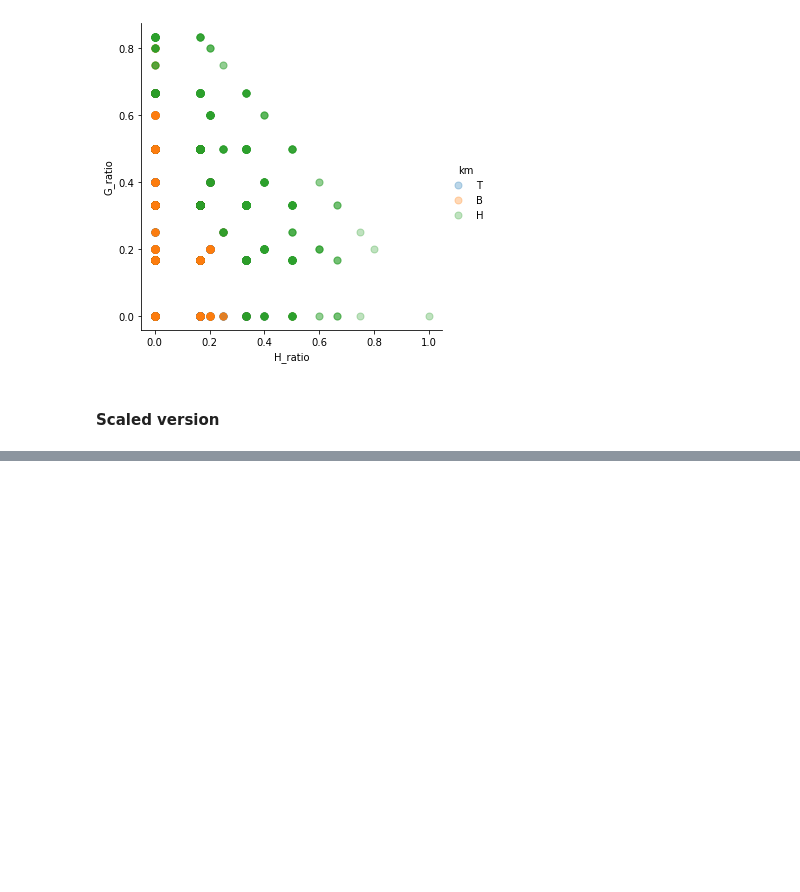
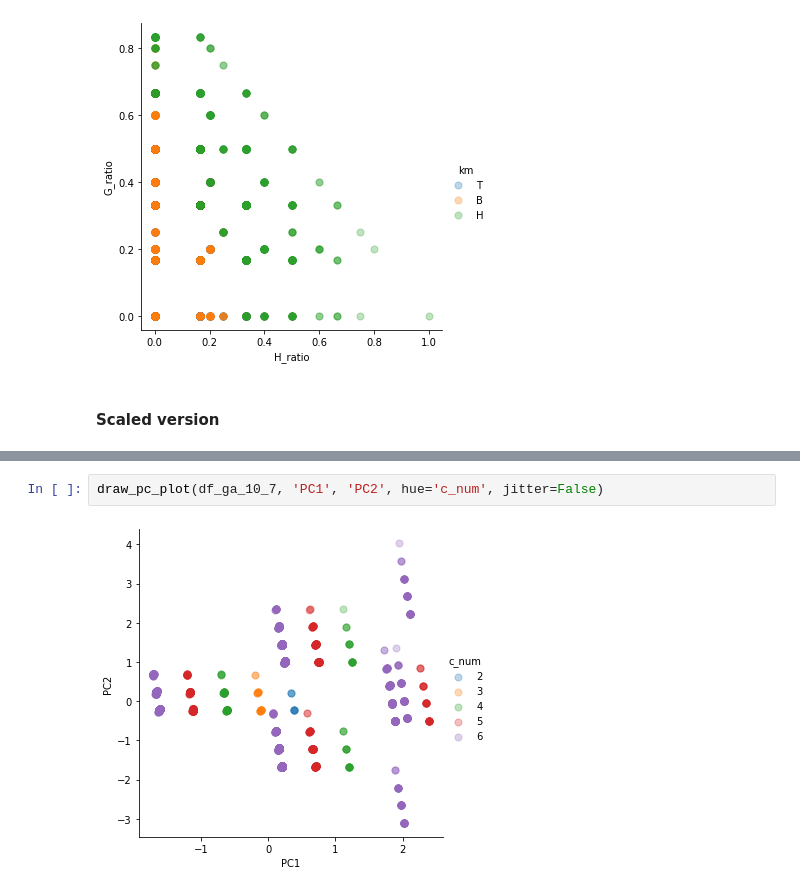
Before and after one commit to jinwoong-nam/clustering_hydrocarbon_radicals, a Jupyter notebook: main_clustering.ipynb, the cells around one changed output, grey strips where cells are left out. Drawn from its saved outputs; the diff is of its cells as text; blank space fills up the shorter version.

```diff
--- a/main_clustering.ipynb
+++ b/main_clustering.ipynb
@@ -378,0 +620,4 @@ df_clean.to_csv('3115_species_km.csv')
+# %%
+draw_pc_plot(df_ga_10_7, 'PC1', 'PC2', hue='c_num', jitter=False)
+# %% [output]
+[figure, added]
```
Also changed, not shown: parts of 57 cells of this notebook, 1 other file.
